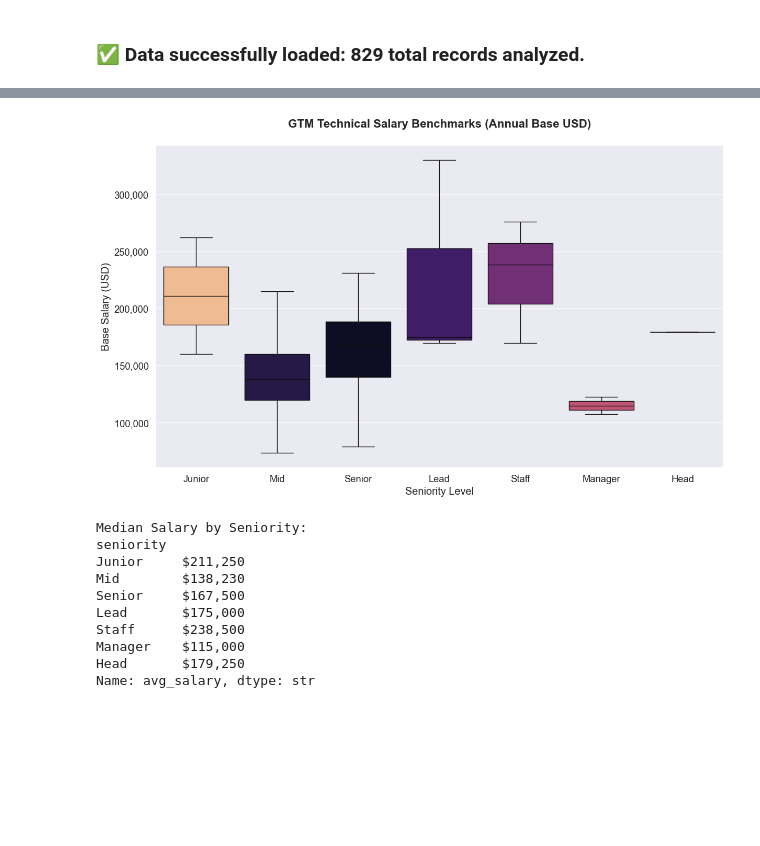
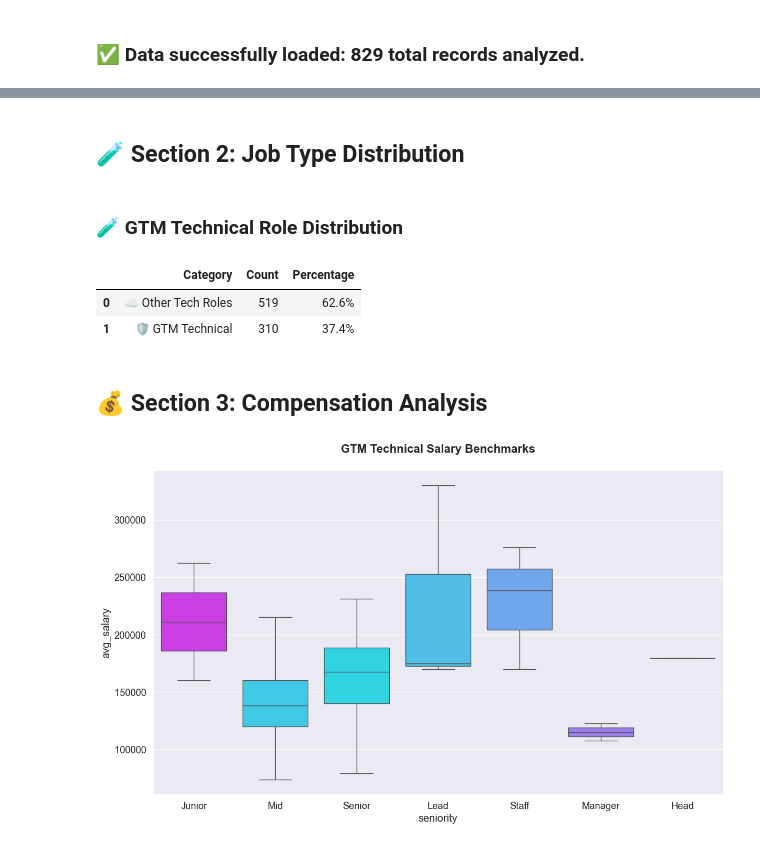
Before and after one commit to denis911/GTM-300-spartans-2026-builtin-jobs-analysis, a Jupyter notebook: analysis.ipynb, the cells around one changed output, grey strips where cells are left out. Saved outputs shown, nothing was run; the diff lists cells and outputs as text; code cells hidden in the pictures; blank space fills up the shorter version.

```diff
--- a/analysis.ipynb
+++ b/analysis.ipynb
@@ -108,35 +66,32 @@ Analying base salary ranges across different seniority levels. This helps benchm
+# %% [markdown]
+## 🧪 Section 2: Job Type Distribution
+# %%
+dist = df['is_gtm_technical'].value_counts().reset_index()
+dist.columns = ['Category', 'Count']
+dist['Percentage'] = (dist['Count'] / dist['Count'].sum() * 100).round(1).astype(str) + '%'
+dist['Category'] = dist['Category'].map({True: '🛡️ GTM Technical', False: '☁️ Other Tech Roles'})
+
+from IPython.display import display, Markdown
+display(Markdown("### 🧪 GTM Technical Role Distribution"))
+display(dist.style.set_properties(**{'text-align': 'left'}).set_table_styles([dict(selector='th', props=[('text-align', 'left')])]))
+# %% [output]
+### 🧪 GTM Technical Role Distribution
+|  | Category | Count | Percentage |
+| 0 | ☁️ Other Tech Roles | 519 | 62.6% |
+| 1 | 🛡️ GTM Technical | 310 | 37.4% |
+# %% [markdown]
+## 💰 Section 3: Compensation Analysis
 # %%
-df_gtm["salary_min"] = pd.to_numeric(df_gtm["salary_min"], errors='coerce')
-df_gtm["salary_max"] = pd.to_numeric(df_gtm["salary_max"], errors='coerce')
-sal_df = df_gtm.dropna(subset=["salary_min", "salary_max", "seniority"])
-sal_df = sal_df[sal_df["salary_min"] > 1000] # Ignore low-value placeholders
-sal_df["avg_salary"] = (sal_df["salary_min"] + sal_df["salary_max"]) / 2
-
-seniority_order = ["Junior", "Mid", "Senior", "Lead", "Staff", "Manager", "Head"]
-current_order = [o for o in seniority_order if o in sal_df["seniority"].unique()]
+df_gtm["avg_salary"] = (pd.to_numeric(df_gtm["salary_min"], errors='coerce') + pd.to_numeric(df_gtm["salary_max"], errors='coerce')) / 2
+sal_df = df_gtm.dropna(subset=["avg_salary", "seniority"])
+sal_df = sal_df[sal_df["avg_salary"] > 1000]
+order = ["Junior", "Mid", "Senior", "Lead", "Staff", "Manager", "Head"]
+current_order = [o for o in order if o in sal_df["seniority"].unique()]
 
 plt.figure(figsize=(14, 8))
-sns.boxplot(data=sal_df, x="seniority", y="avg_salary", order=current_order, hue="seniority", palette="magma", legend=False)
-plt.title("GTM Technical Salary Benchmarks (Annual Base USD)", fontsize=16, fontweight='bold', pad=25)
-plt.ylabel("Base Salary (USD)")
-plt.xlabel("Seniority Level")
-plt.gca().yaxis.set_major_formatter(plt.FuncFormatter(lambda x, p: format(int(x), ',')))
+sns.boxplot(data=sal_df, x="seniority", y="avg_salary", order=current_order, hue="seniority", palette="cool", legend=False)
+plt.title("GTM Technical Salary Benchmarks", fontsize=16, fontweight='bold', pad=25)
 plt.savefig(os.path.join(CHART_DIR, "03_compensation_analysis.png"), bbox_inches='tight', dpi=300)
 plt.show()
-
-# Median Salary Table
-median_salaries = sal_df.groupby('seniority')['avg_salary'].median().reindex(current_order)
-print("\nMedian Salary by Seniority:")
-print(median_salaries.apply(lambda x: f"${x:,.0f}"))
 # %% [output]
-[figure, old version]
+[figure, new version]
-Median Salary by Seniority:
-seniority
-Junior     $211,250
-Mid        $138,230
-Senior     $167,500
-Lead       $175,000
-Staff      $238,500
-Manager    $115,000
-Head       $179,250
-Name: avg_salary, dtype: str
```
Also changed, not shown: parts of 16 cells of this notebook, 8 other files.
